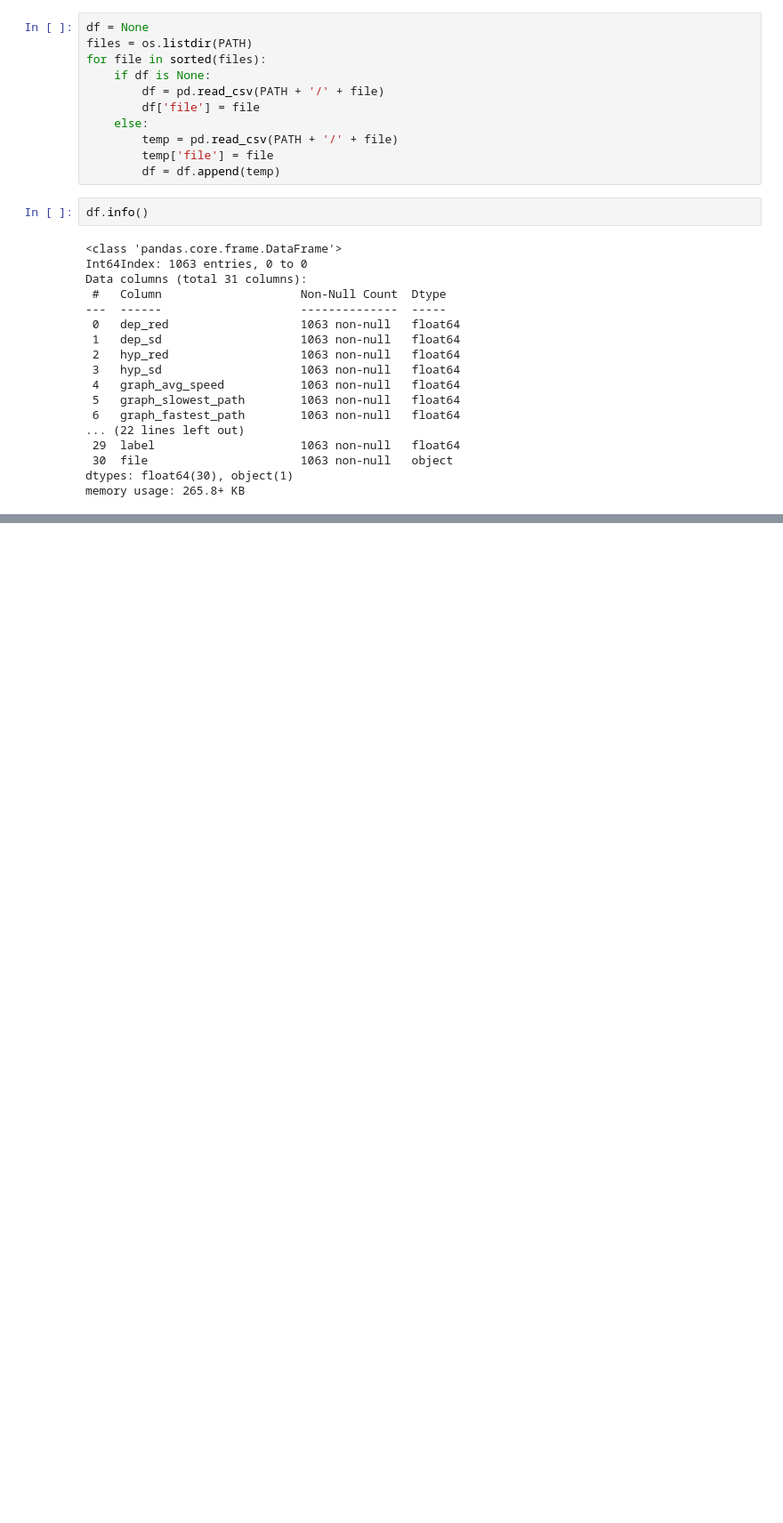
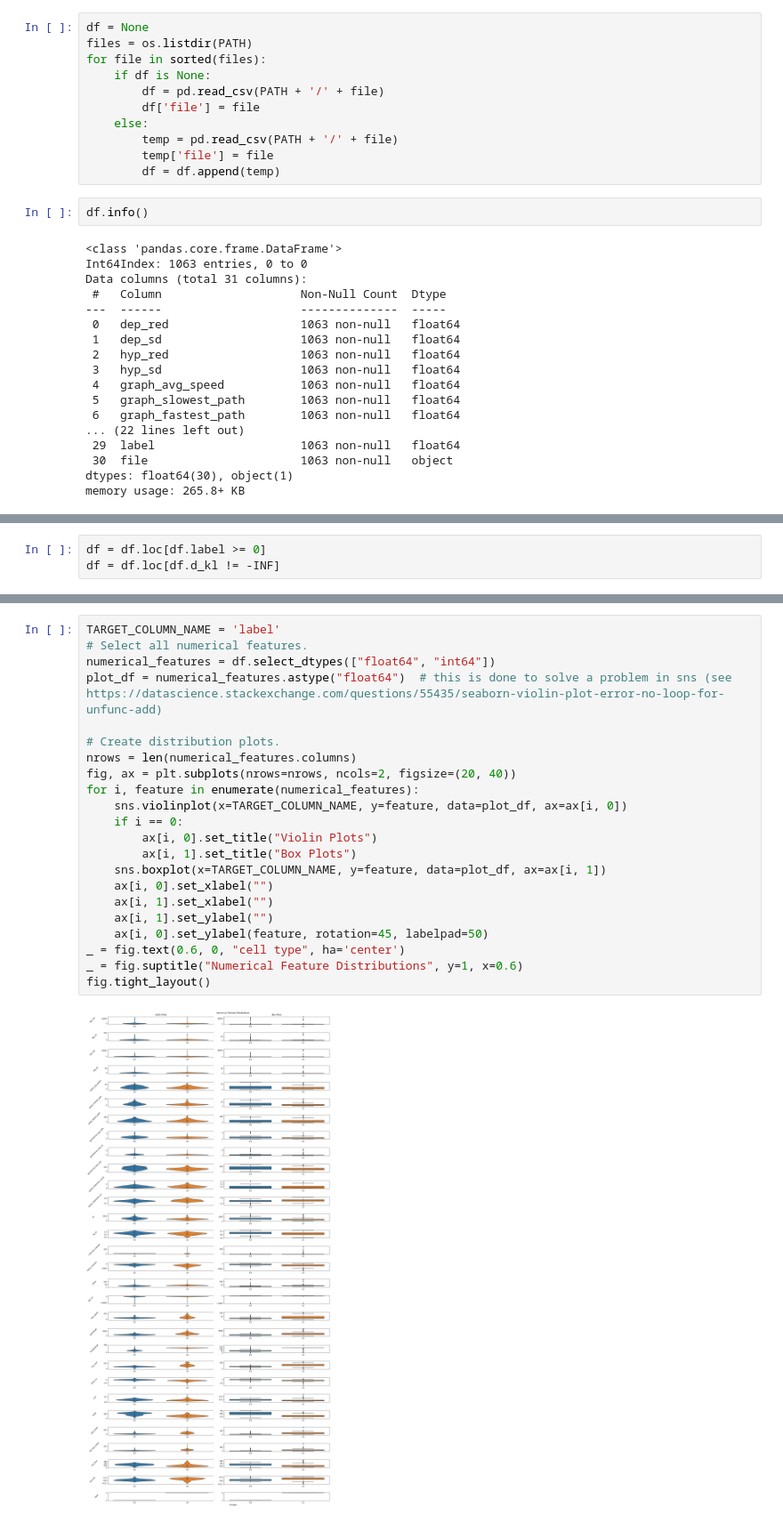
Before and after one commit to LiorSukman/Stark-Lab-Project, a Jupyter notebook: descriptives.ipynb, the cells around one changed output, grey strips where cells are left out. Shown: that part at 89% size. Drawn from its saved outputs; the diff is of its cells as text; blank space fills up the shorter version.

```diff
--- a/descriptives.ipynb
+++ b/descriptives.ipynb
@@ -62,0 +66,3 @@ df.describe()
+# %%
+df = df.loc[df.label >= 0]
+df = df.loc[df.d_kl != -INF]
@@ -62,0 +81,24 @@ df.describe()
+# %%
+TARGET_COLUMN_NAME = 'label'
+# Select all numerical features.
+numerical_features = df.select_dtypes(["float64", "int64"])
+plot_df = numerical_features.astype("float64")  # this is done to solve a problem in sns (see https://datascience.stackexchange.com/questions/55435/seaborn-violin-plot-error-no-loop-for-unfunc-add)
+
+# Create distribution plots.
+nrows = len(numerical_features.columns)
+fig, ax = plt.subplots(nrows=nrows, ncols=2, figsize=(20, 40))
+for i, feature in enumerate(numerical_features):
+    sns.violinplot(x=TARGET_COLUMN_NAME, y=feature, data=plot_df, ax=ax[i, 0])
+    if i == 0:
+        ax[i, 0].set_title("Violin Plots")
+        ax[i, 1].set_title("Box Plots")
+    sns.boxplot(x=TARGET_COLUMN_NAME, y=feature, data=plot_df, ax=ax[i, 1])
+    ax[i, 0].set_xlabel("")
+    ax[i, 1].set_xlabel("")
+    ax[i, 1].set_ylabel("")
+    ax[i, 0].set_ylabel(feature, rotation=45, labelpad=50)
+_ = fig.text(0.6, 0, "cell type", ha='center')
+_ = fig.suptitle("Numerical Feature Distributions", y=1, x=0.6)
+fig.tight_layout()
+# %% [output]
+[figure, added]
```
Also changed, not shown: parts of 8 cells of this notebook, 8 other files.
